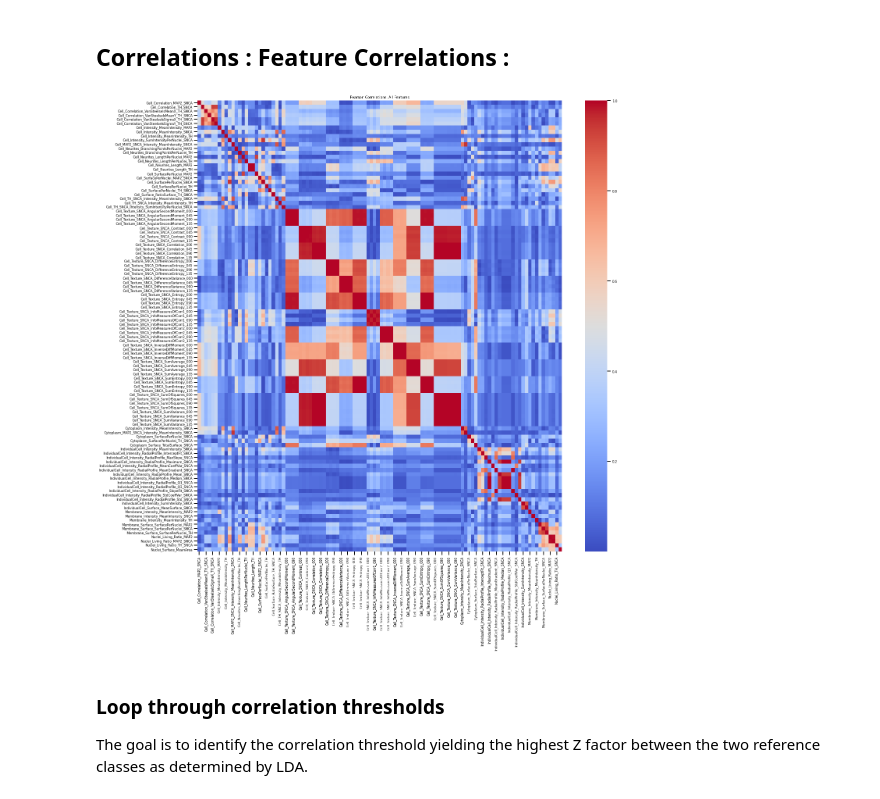
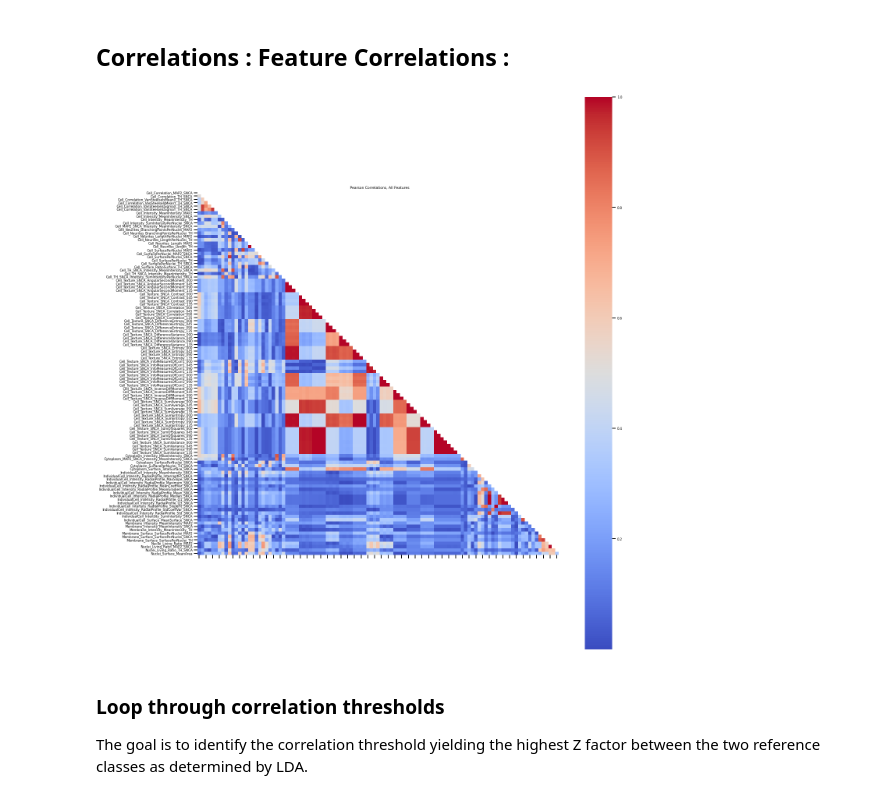
Before and after one commit to johanneswilbertz/mDA-neuron-classification, a Jupyter notebook: MachineLearning_Notebook_RawData4.ipynb, the cells around one changed output. Drawn from its saved outputs; the diff is of its cells as text; code cells hidden in the pictures.

```diff
--- a/MachineLearning_Notebook_RawData4.ipynb
+++ b/MachineLearning_Notebook_RawData4.ipynb
@@ -625,20 +630,27 @@ Cross valid Accuracy: 1.00 (+/- 0.00)
 # %%
 output_path_corr = output_path+'/Pearson_Correlations/'
 
 if not os.path.exists(output_path_corr):
 	os.makedirs(output_path_corr, exist_ok=True)
 
 correlations = X.corr().abs()
 
 sns.set_context("talk", font_scale=0.5)
 f, ax = plt.subplots(figsize=(20, 20))
-h = sns.heatmap(correlations, cmap='coolwarm')
+
+# Getting the Upper Triangle of the co-relation matrix
+matrix = np.triu(correlations)
+
+h = sns.heatmap(correlations, cmap='coolwarm', mask=matrix)
+h.set_aspect(1)
+h.set(xlabel=None)
+h.set(xticklabels=[])
 plt.title('Pearson Correlations, All Features')
 plt.tight_layout()
 plt.savefig(output_path_corr+"pearson_correlations_all_features.pdf", bbox_inches='tight')
 plt.show()
 # %% [output]
-[figure, old version]
+[figure, new version]
 # %% [markdown]
 ### Loop through correlation thresholds
 The goal is to identify the correlation threshold yielding the highest Z factor between the two reference classes as determined by LDA.
```
Also changed, not shown: parts of 10 cells of this notebook, 9 other files.
